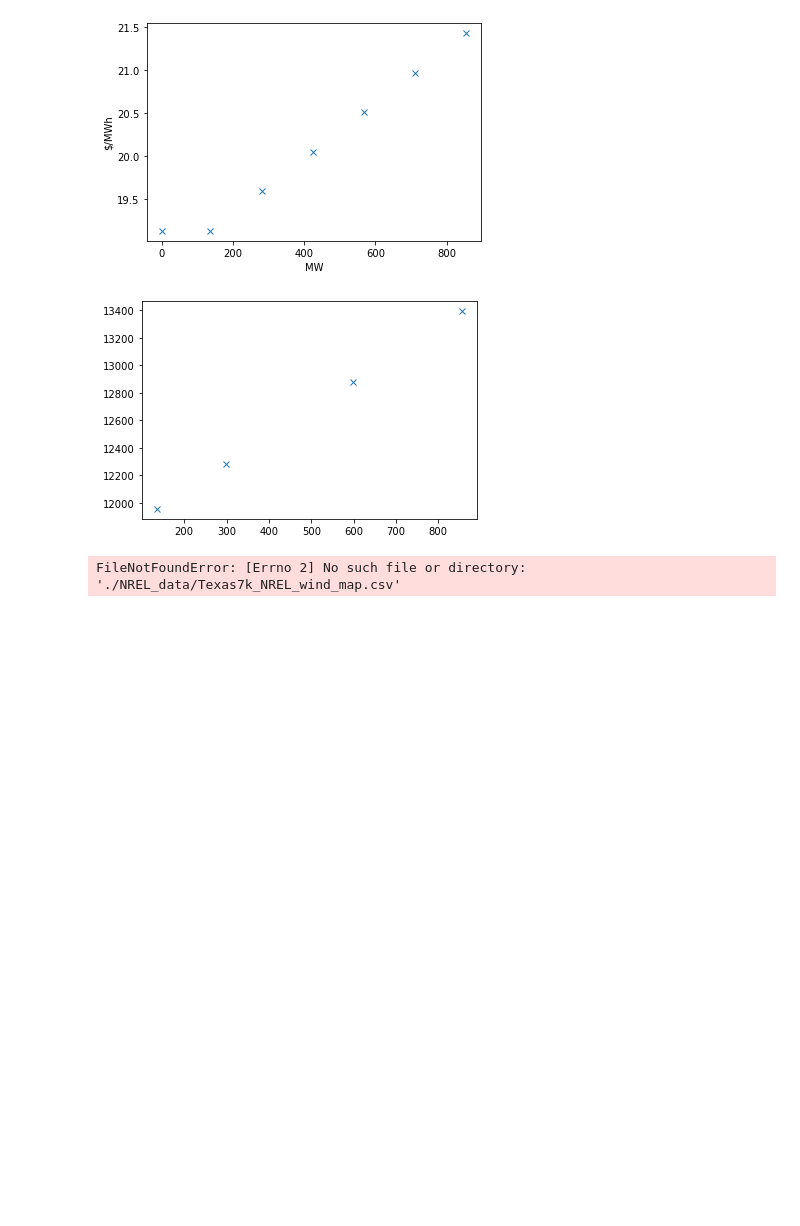
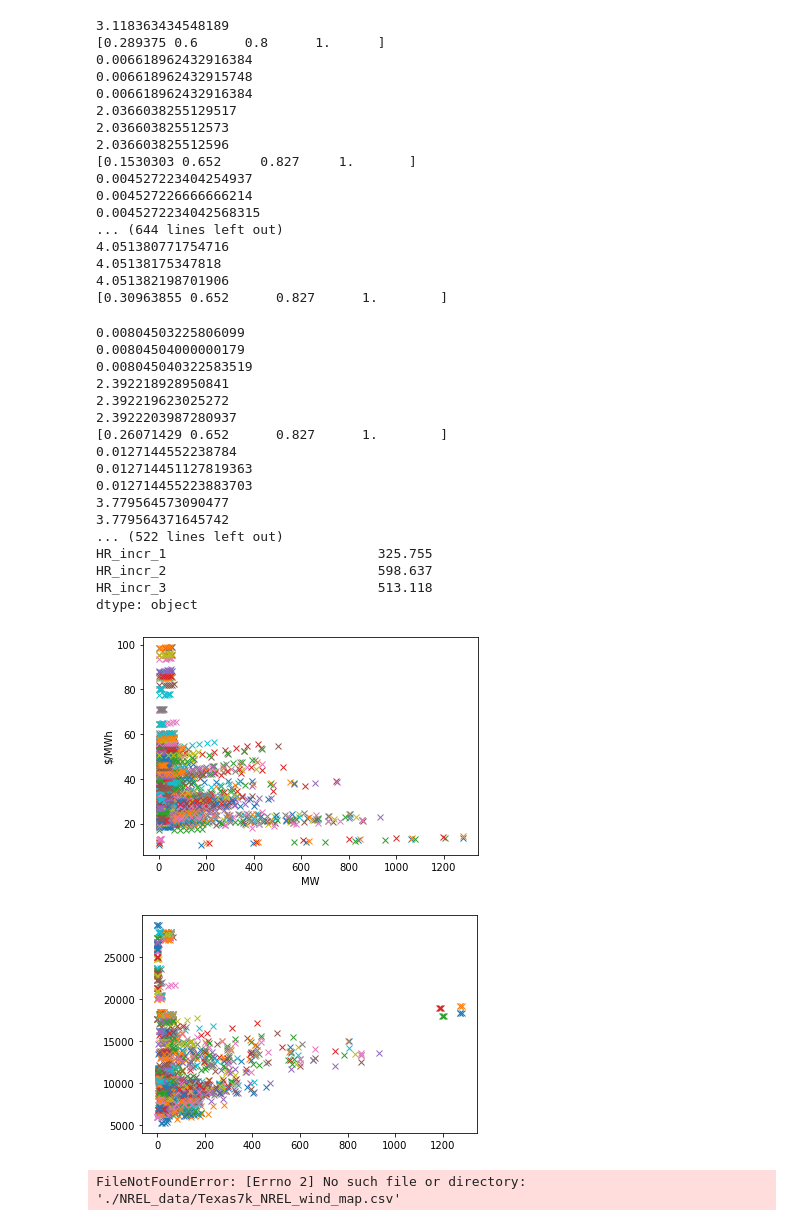
Before and after one commit to EthanReese/texas_7k_data, a Jupyter notebook: Data cleaning.ipynb, the cells around one changed output. Saved outputs shown, nothing was run; the diff lists cells and outputs as text; code cells hidden in the pictures; blank space fills up the shorter version.

```diff
--- a/Data cleaning.ipynb
+++ b/Data cleaning.ipynb
@@ -210,10 +210,10 @@ def apply_interpolation(x):
     return pd.Series([x["GEN UID"], HR[0], HR[1]-HR[0], HR[2]-HR[1], HR[3]-HR[2]], index = ["GEN UID", "HR_avg_0", "HR_incr_1", "HR_incr_2", "HR_incr_3"])
     # plt.figure(2)
     # plt.plot(output_pct, HR_average)
-#hr = df.apply(apply_interpolation, axis=1)
+hr = df.apply(apply_interpolation, axis=1)
 
 
-df = df.merge(hr, on="GEN UID", validate="one_to_one")
+#df = df.merge(hr, on="GEN UID", validate="one_to_one")
 print(apply_interpolation(df.loc[7]))
 #apply_interpolation()
 df.dropna(subset=["Ramp Rate MW/Min"], inplace=True)
@@ -236,5 +257,39 @@ dtype: object
+3.118363434548189
+[0.289375 0.6      0.8      1.      ]
+0.006618962432916384
+0.006618962432915748
+0.006618962432916384
+2.0366038255129517
+2.036603825512573
+2.036603825512596
+[0.1530303 0.652     0.827     1.       ]
+0.004527223404254937
+0.004527226666666214
+0.0045272234042568315
+... (644 lines left out)
+4.051380771754716
+4.05138175347818
+4.051382198701906
+[0.30963855 0.652      0.827      1.        ]
+0.00804503225806099
+0.00804504000000179
+0.008045040322583519
+2.392218928950841
+2.392219623025272
+2.3922203987280937
+[0.26071429 0.652      0.827      1.        ]
+0.0127144552238784
+0.012714451127819363
+0.012714455223883703
+3.779564573090477
+3.779564371645742
+... (522 lines left out)
+HR_incr_1                           325.755
+HR_incr_2                           598.637
+HR_incr_3                           513.118
+dtype: object
-[figure, old version]
+[figure, new version]
-[figure, old version]
+[figure, new version]
 # %%
 df = pd.read_csv("./gen_step_5.csv")
 
```
Also changed, not shown: parts of 1 cell of this notebook, 2 other files.
